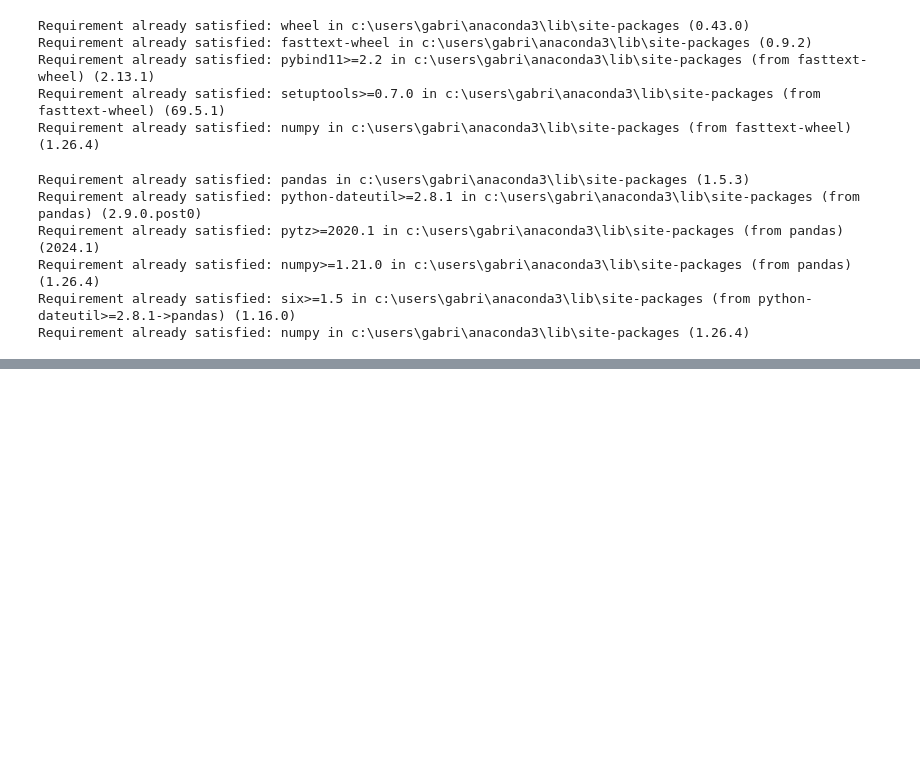
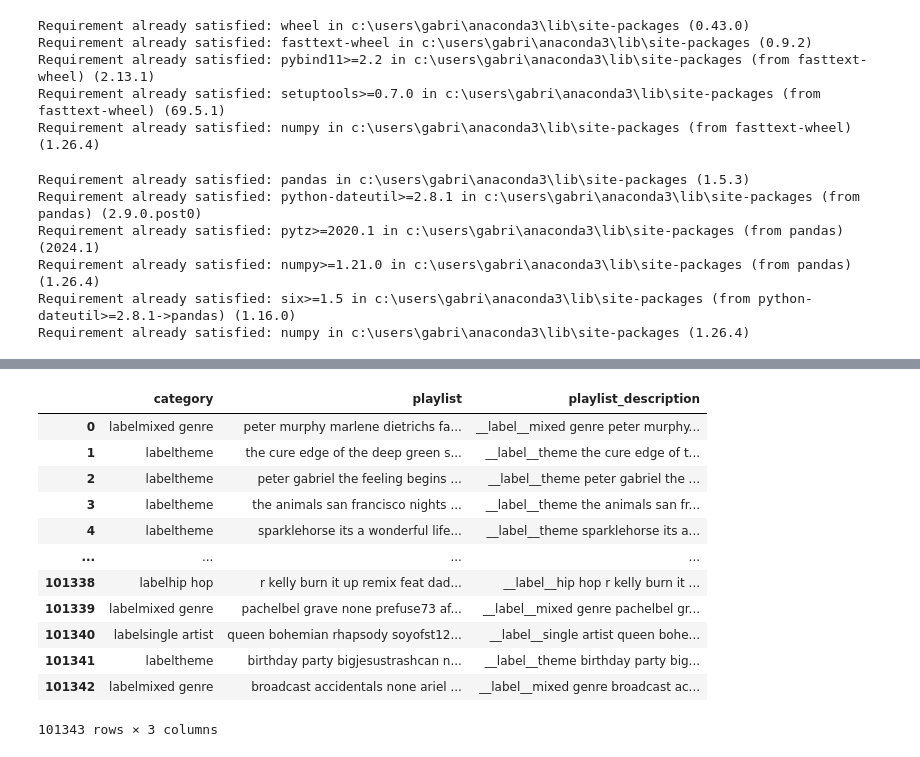
Before and after one commit to GGome5/Music_Machine, a Jupyter notebook: Machine_Learning_Study_for_Music.ipynb, the cells around one changed output, grey strips where cells are left out. Saved outputs shown, nothing was run; the diff lists cells and outputs as text; code cells hidden in the pictures; blank space fills up the shorter version.

```diff
--- a/Machine_Learning_Study_for_Music.ipynb
+++ b/Machine_Learning_Study_for_Music.ipynb
@@ -150,10 +41,0 @@ playlists_df
-# %%
-# Defina as colunas nas quais você deseja aplicar a função
-columns_to_process = ['playlist', 'category']
-
-# Vamos aplicar a função preprocess 1  a cada coluna especificada
-for column in columns_to_process:
-    playlists_df[column] = playlists_df[column].apply(preprocess1)
-    playlists_df[column] = playlists_df[column].apply(preprocess2)
-
-playlists_df
@@ -231,0 +76,20 @@ model.get_nearest_neighbors("samba")
+# %%
+#Função que remove caracteres:
+def sub_preprocess(text):
+    # Remove aspas simples e duplas
+    text = re.sub(r'[\'"]', '', text)
+    # Remove caracteres que não sejam letras, números ou espaços
+    text = re.sub(r'[^a-zA-Z0-9\s]', '', text)
+    # Remove múltiplos espaços e quebras de linha, substituindo por um único espaço
+    text = re.sub(r'[ \n]+', ' ', text)
+    return text.strip()
+# %%
+#Função que utiliza a função sub_preprocess e também realiza outras mudanças:
+def preprocess(element):
+    if isinstance(element, str):
+        return sub_preprocess(element).lower()  # Converte para minúsculas após preprocess
+    elif isinstance(element, list):
+        # Converte lista aninhada em string e aplica preprocess
+        return sub_preprocess(str(element)).lower()
+    else:
+        return element
@@ -231,0 +140,24 @@ model.get_nearest_neighbors("samba")
+# %%
+# Defina as colunas nas quais você deseja aplicar a função
+columns_to_process = ['playlist', 'category']
+
+# #Aplicar função preprocess nas colunas:
+for column in columns_to_process:
+    playlists_df[column] = playlists_df[column].apply(preprocess)
+    playlists_df[column] = playlists_df[column].apply(preprocess)
+
+playlists_df
+# %% [output]
+|  | category | playlist | playlist_description |
+| 0 | labelmixed genre | peter murphy marlene dietrichs fa... | __label__mixed genre peter murphy... |
+| 1 | labeltheme | the cure edge of the deep green s... | __label__theme the cure edge of t... |
+| 2 | labeltheme | peter gabriel the feeling begins ... | __label__theme peter gabriel the ... |
+| 3 | labeltheme | the animals san francisco nights ... | __label__theme the animals san fr... |
+| 4 | labeltheme | sparklehorse its a wonderful life... | __label__theme sparklehorse its a... |
+| ... | ... | ... | ... |
+| 101338 | labelhip hop | r kelly burn it up remix feat dad... | __label__hip hop r kelly burn it ... |
+| 101339 | labelmixed genre | pachelbel grave none prefuse73 af... | __label__mixed genre pachelbel gr... |
+| 101340 | labelsingle artist | queen bohemian rhapsody soyofst12... | __label__single artist queen bohe... |
+| 101341 | labeltheme | birthday party bigjesustrashcan n... | __label__theme birthday party big... |
+| 101342 | labelmixed genre | broadcast accidentals none ariel ... | __label__mixed genre broadcast ac... |
+101343 rows × 3 columns
```
Also changed, not shown: parts of 46 cells of this notebook.
